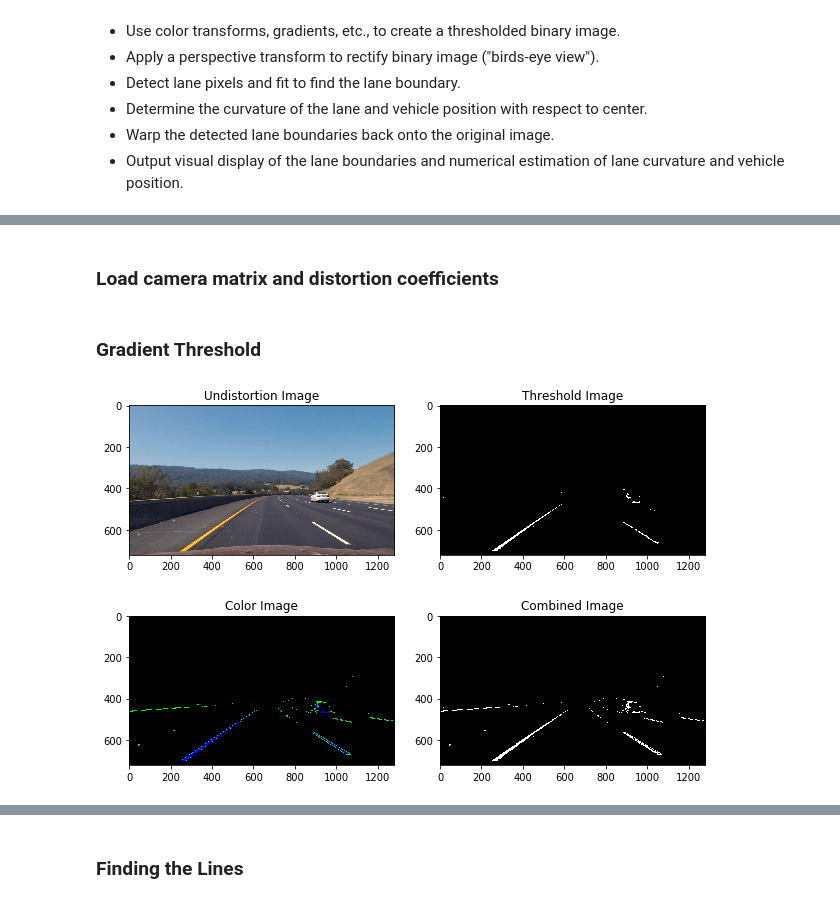
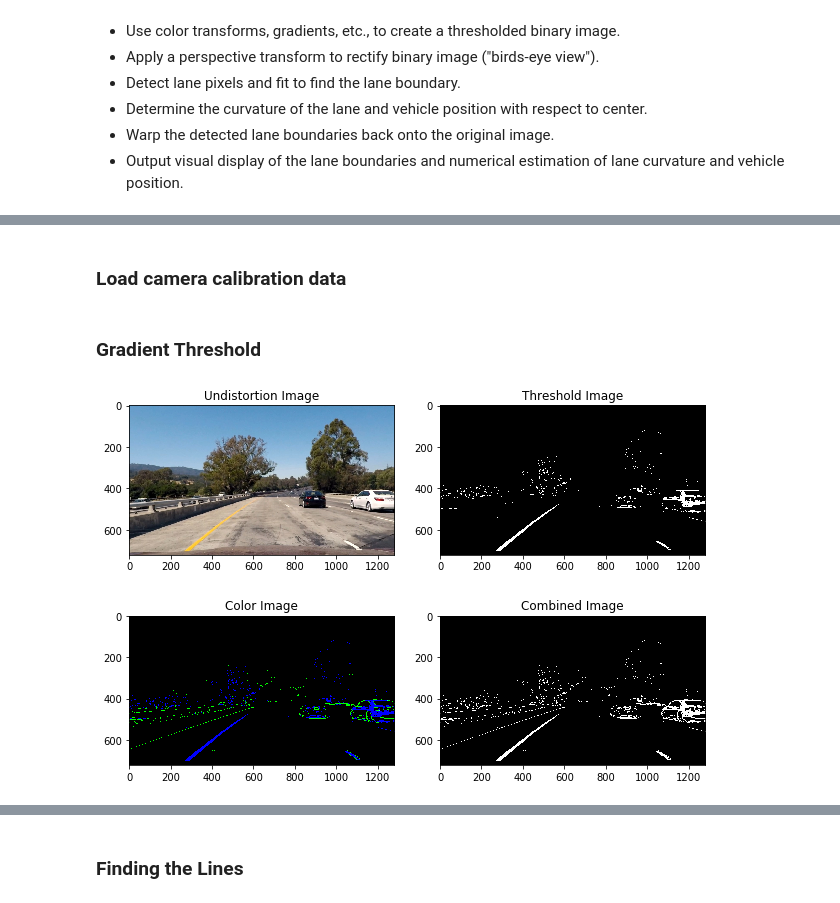
Before and after one commit to gwwang16/CarND-Advanced-Lane-Lines, a Jupyter notebook: lane_finding.ipynb, the cells around one changed output, grey strips where cells are left out. Saved outputs shown, nothing was run; the diff lists cells and outputs as text; code cells hidden in the pictures.

```diff
--- a/lane_finding.ipynb
+++ b/lane_finding.ipynb
@@ -119,16 +21,4 @@ Text(0.5,1,'Warped Image')
-# %%
-import pickle
-# Save the camera calibration result for later use
-cali_pickle = {}
-cali_pickle["mtx"] = mtx
-cali_pickle["dist"] = dist
-cali_pickle['M'] = M
-cali_pickle['Minv'] = Minv
-cali_pickle['src'] = src
-cali_pickle['dst'] = dst
-
-pickle.dump(cali_pickle, open( "./data/cali_pickle.p", "wb" ) )
 # %% [markdown]
-### Load camera matrix and distortion coefficients
+### Load camera calibration data
 # %%
 import pickle
@@ -143,6 +36,7 @@ dst = cali_pickle['dst']
 ### Gradient Threshold
 # %%
 def mag_thresh(img, sobel_kernel=3, mag_thresh=(0, 255)):
+    """sobel magnitude threshold"""
     gray = cv2.cvtColor(img, cv2.COLOR_BGR2GRAY)
     sobelx = cv2.Sobel(gray, cv2.CV_64F, 1, 0, ksize=sobel_kernel)
     sobely = cv2.Sobel(gray, cv2.CV_64F, 0, 1, ksize=sobel_kernel)
@@ -150,10 +44,10 @@ def mag_thresh(img, sobel_kernel=3, mag_thresh=(0, 255)):
     scaled_sobel = np.uint8(255*mag_sobel/np.max(mag_sobel))
     mag_binary = np.zeros_like(scaled_sobel)
     mag_binary [(scaled_sobel > mag_thresh[0]) & (scaled_sobel < mag_thresh[1])] = 1
-
     return mag_binary
 
 def grad_thresh(img, sobel_kernel=9, dir_thresh=(0, np.pi/2)):
+    """sobel gradient threshold"""
     gray = cv2.cvtColor(img, cv2.COLOR_BGR2GRAY)
     sobelx = cv2.Sobel(gray, cv2.CV_64F, 1, 0, ksize=sobel_kernel)
     sobely = cv2.Sobel(gray, cv2.CV_64F, 0, 1, ksize=sobel_kernel)
@@ -163,51 +57,50 @@ def grad_thresh(img, sobel_kernel=9, dir_thresh=(0, np.pi/2)):
     dir_sobel = np.arctan2(abs_sobely, abs_sobelx)
     dir_binary = np.zeros_like(dir_sobel)
     dir_binary[(dir_sobel > dir_thresh[0]) & (dir_sobel < dir_thresh[1])] = 1
+    return dir_binary
 
-    return dir_binary
+def s_thresh(img, s_thresh=(170,255)):
+    """S channel threshold"""
+    # Convert to HLS color space and separate the S channel
+    hls = cv2.cvtColor(img, cv2.COLOR_BGR2HLS)
+    s_channel = hls[:,:,2]
+
+    # Threshold color channel
+    s_binary = np.zeros_like(s_channel)
+    s_binary[(s_channel >= s_thresh[0]) & (s_channel <= s_thresh[1])] = 1
+    return s_binary
 # %%
 # Read a image
-img = cv2.imread('./test_images/test3.jpg')
+img = cv2.imread('./test_images/test1.jpg')
 img_rgb = cv2.cvtColor(img, cv2.COLOR_BGR2RGB)
 
 # Use the OpenCV undistort() function to remove distortion
 undistorted = cv2.undistort(img, mtx, dist, None, mtx)
 undistorted_rgb = cv2.cvtColor(undistorted, cv2.COLOR_BGR2RGB)
 
-# Convert to HLS color space and separate the S channel
-hls = cv2.cvtColor(undistorted, cv2.COLOR_BGR2HLS)
-s_channel = hls[:,:,2]
-
 # Compute the magnitude and direction of the gradient
 mag_binary = mag_thresh(undistorted, sobel_kernel=3, mag_thresh=(100, 255))
 dir_binary = grad_thresh(undistorted, sobel_kernel=11, dir_thresh=(0.7, np.pi/2))
-# # Combinations of gradients meet threshold, magnitude, direction
-# combined = np.zeros_like(dir_binary)
-# combined[ ((mag_binary == 1) & (dir_binary == 1))] = 1
+s_binary = s_thresh(undistorted, s_thresh=(170,255))
 
-# Threshold color channel
-s_thresh_min = 170
-s_thresh_max = 255
-s_binary = np.zeros_like(s_channel)
-s_binary[(s_channel >= s_thresh_min) & (s_channel <= s_thresh_max)] = 1
 # Stack each channel to view their individual contributions in green and blue respectively
 # This returns a stack of the two binary images, whose components you can see as different colors
 color_binary = np.dstack(( np.zeros_like(mag_binary), mag_binary, s_binary)) * 255
 
 # Combine the two binary thresholds
 combined_binary = np.zeros_like(mag_binary)
 combined_binary[(s_binary == 1) | (mag_binary == 1)] = 1
 
 f, ((ax1, ax2), (ax3, ax4)) = plt.subplots(2, 2, figsize=(8, 6))
 f.tight_layout()
 ax1.imshow(undistorted_rgb)
 ax1.set_title('Undistortion Image', fontsize=12)
 ax2.imshow(s_binary, cmap='gray')
 ax2.set_title('Threshold Image', fontsize=12)
 ax3.imshow(color_binary)
 ax3.set_title('Color Image', fontsize=12)
 ax4.imshow(combined_binary, cmap='gray')
 ax4.set_title('Combined Image', fontsize=12)
 plt.subplots_adjust(left=0., right=1, top=0.9, bottom=0.)
 # %% [output]
-[figure, old version]
+[figure, new version]
```
Also changed, not shown: parts of 29 cells of this notebook, 20 other files.
